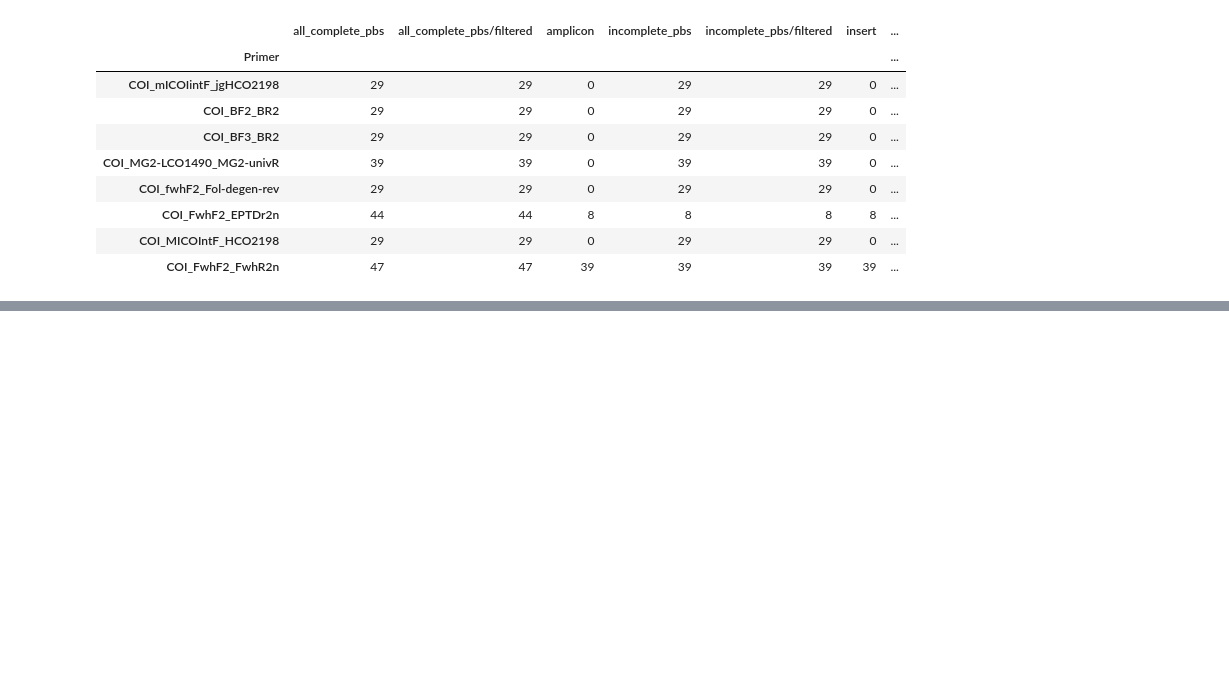
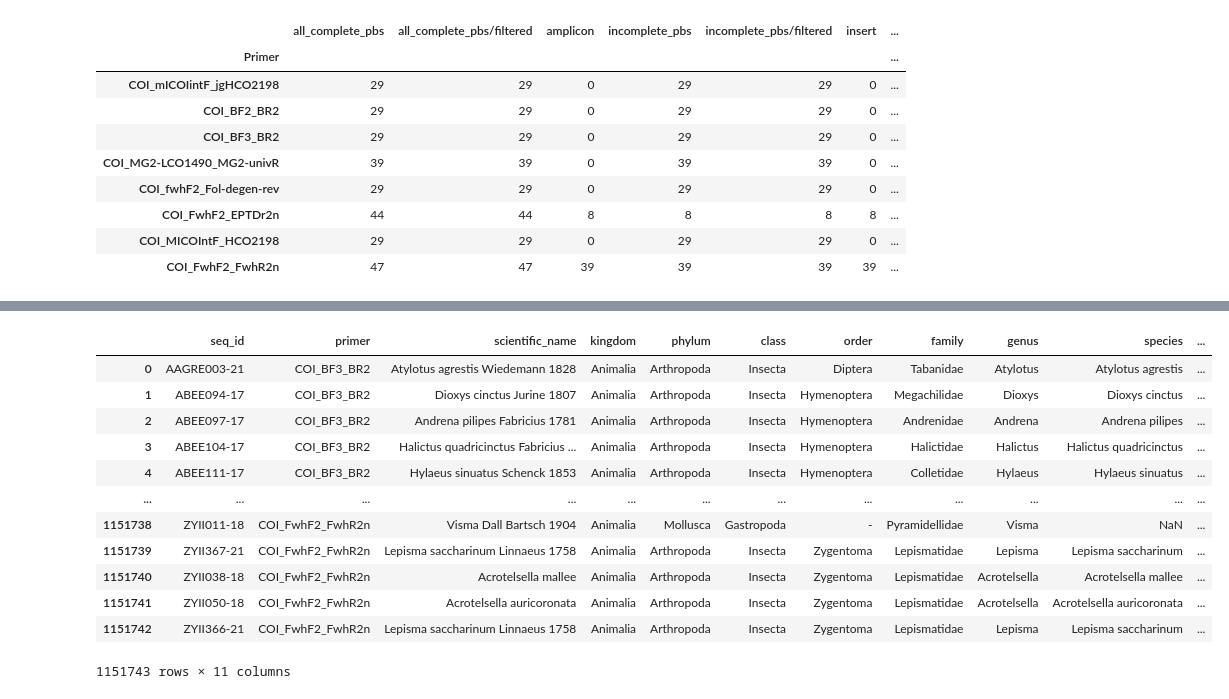
Before and after one commit to CIBIO-BU/mozaiko, a Jupyter notebook: draft.ipynb, the cells around one changed output, grey strips where cells are left out. Drawn from its saved outputs; the diff is of its cells as text; code cells hidden in the pictures; blank space fills up the shorter version.

```diff
--- a/draft.ipynb
+++ b/draft.ipynb
@@ -970,0 +1033,16 @@ df_counts
+# %%
+test_pga
+# %% [output]
+|  | seq_id | primer | scientific_name | kingdom | phylum | class | order | family | genus | species | ... |
+| 0 | AAGRE003-21 | COI_BF3_BR2 | Atylotus agrestis Wiedemann 1828 | Animalia | Arthropoda | Insecta | Diptera | Tabanidae | Atylotus | Atylotus agrestis | ... |
+| 1 | ABEE094-17 | COI_BF3_BR2 | Dioxys cinctus Jurine 1807 | Animalia | Arthropoda | Insecta | Hymenoptera | Megachilidae | Dioxys | Dioxys cinctus | ... |
+| 2 | ABEE097-17 | COI_BF3_BR2 | Andrena pilipes Fabricius 1781 | Animalia | Arthropoda | Insecta | Hymenoptera | Andrenidae | Andrena | Andrena pilipes | ... |
+| 3 | ABEE104-17 | COI_BF3_BR2 | Halictus quadricinctus Fabricius ... | Animalia | Arthropoda | Insecta | Hymenoptera | Halictidae | Halictus | Halictus quadricinctus | ... |
+| 4 | ABEE111-17 | COI_BF3_BR2 | Hylaeus sinuatus Schenck 1853 | Animalia | Arthropoda | Insecta | Hymenoptera | Colletidae | Hylaeus | Hylaeus sinuatus | ... |
+| ... | ... | ... | ... | ... | ... | ... | ... | ... | ... | ... | ... |
+| 1151738 | ZYII011-18 | COI_FwhF2_FwhR2n | Visma Dall Bartsch 1904 | Animalia | Mollusca | Gastropoda | - | Pyramidellidae | Visma | NaN | ... |
+| 1151739 | ZYII367-21 | COI_FwhF2_FwhR2n | Lepisma saccharinum Linnaeus 1758 | Animalia | Arthropoda | Insecta | Zygentoma | Lepismatidae | Lepisma | Lepisma saccharinum | ... |
+| 1151740 | ZYII038-18 | COI_FwhF2_FwhR2n | Acrotelsella mallee | Animalia | Arthropoda | Insecta | Zygentoma | Lepismatidae | Acrotelsella | Acrotelsella mallee | ... |
+| 1151741 | ZYII050-18 | COI_FwhF2_FwhR2n | Acrotelsella auricoronata | Animalia | Arthropoda | Insecta | Zygentoma | Lepismatidae | Acrotelsella | Acrotelsella auricoronata | ... |
+| 1151742 | ZYII366-21 | COI_FwhF2_FwhR2n | Lepisma saccharinum Linnaeus 1758 | Animalia | Arthropoda | Insecta | Zygentoma | Lepismatidae | Lepisma | Lepisma saccharinum | ... |
+1151743 rows × 11 columns
```
Also changed, not shown: parts of 13 cells of this notebook, 5 other files.
